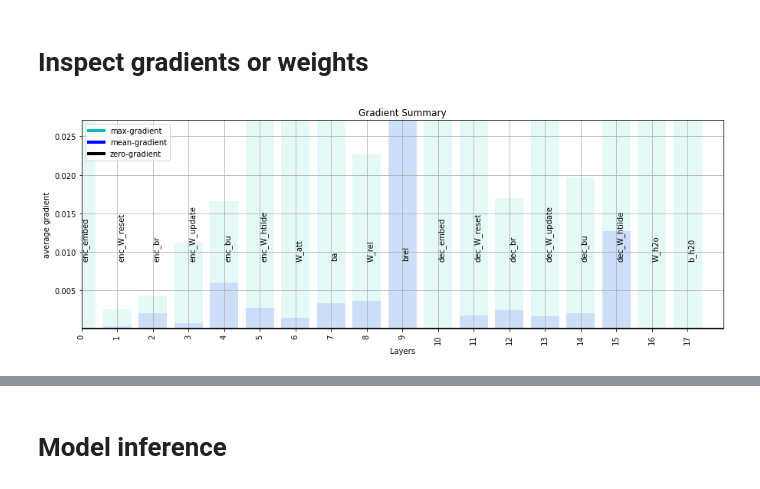
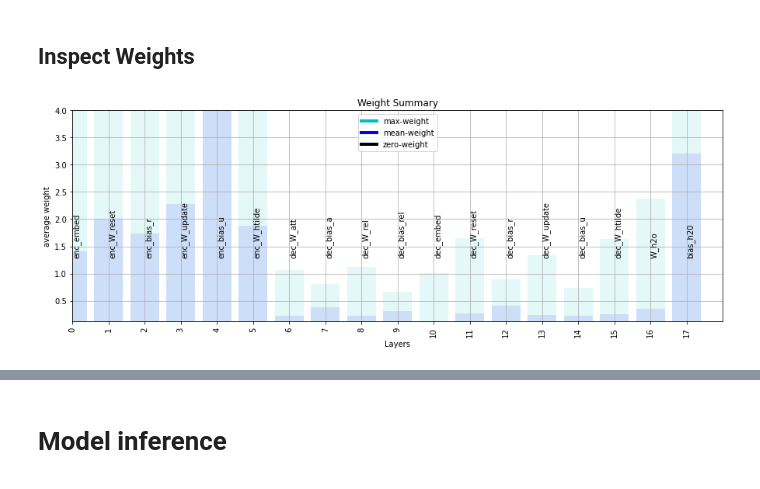
Before and after one commit to hans-elliott99/encoder-decoder-fromscratch, a Jupyter notebook: post-train.ipynb, the cells around one changed output, grey strips where cells are left out. Drawn from its saved outputs; the diff is of its cells as text; code cells hidden in the pictures.

```diff
--- a/post-train.ipynb
+++ b/post-train.ipynb
@@ -14,12 +21,17 @@ trained_model = './data/saved_model.pkl'
 # %%
 losses = []
+val_losses = []
 with open(log_file, "r") as f:
   for line in f:
     line = line.strip()
-    losses.append( float(line.split()[-1]) )
+    loss, val_loss = line.split(";")[1:]
+    losses.append( float(loss.split()[-1]) )
+    val_losses.append( float(val_loss.split()[-1]) )
 
 plt.figure(figsize=(12,5))
-plt.plot(losses)
+plt.plot(losses, label="train")
+plt.plot(val_losses, label="val")
+plt.legend()
 plt.title(f"Loss per epoch")
 plt.show()
 # %% [output]
@@ -26,0 +41,16 @@ plt.show()
+# %%
+objects = []
+with (open(trained_model, "rb")) as f:
+    while True:
+        try:
+            objects.append(pickle.load(f))
+        except EOFError:
+            break
+
+model_dict = objects[0]
+print(model_dict.keys())
+
+config = model_dict['config']
+names = model_dict['names']
+weights = model_dict['weights']
+grads = model_dict['grads']
@@ -27,2 +84,2 @@ plt.show()
 # %% [markdown]
-# Inspect gradients or weights
+## Inspect Weights
@@ -39,5 +86,6 @@ model_dict = objects[0]
 # %%
 plt.figure(figsize=(15,5))
-plot_tensors(model_dict['grads'], param_names=model_dict['names'], y_ax_max="max_average", type="gradient")
+viz_tensors_bars(weights['encoder']+weights['decoder'],
+                names=names['encoder']+names['decoder'], y_ax_max="max_average", type="weight")
 # %% [output]
-[figure, old version]
+[figure, new version]
```
Also changed, not shown: parts of 20 cells of this notebook, 7 other files.
